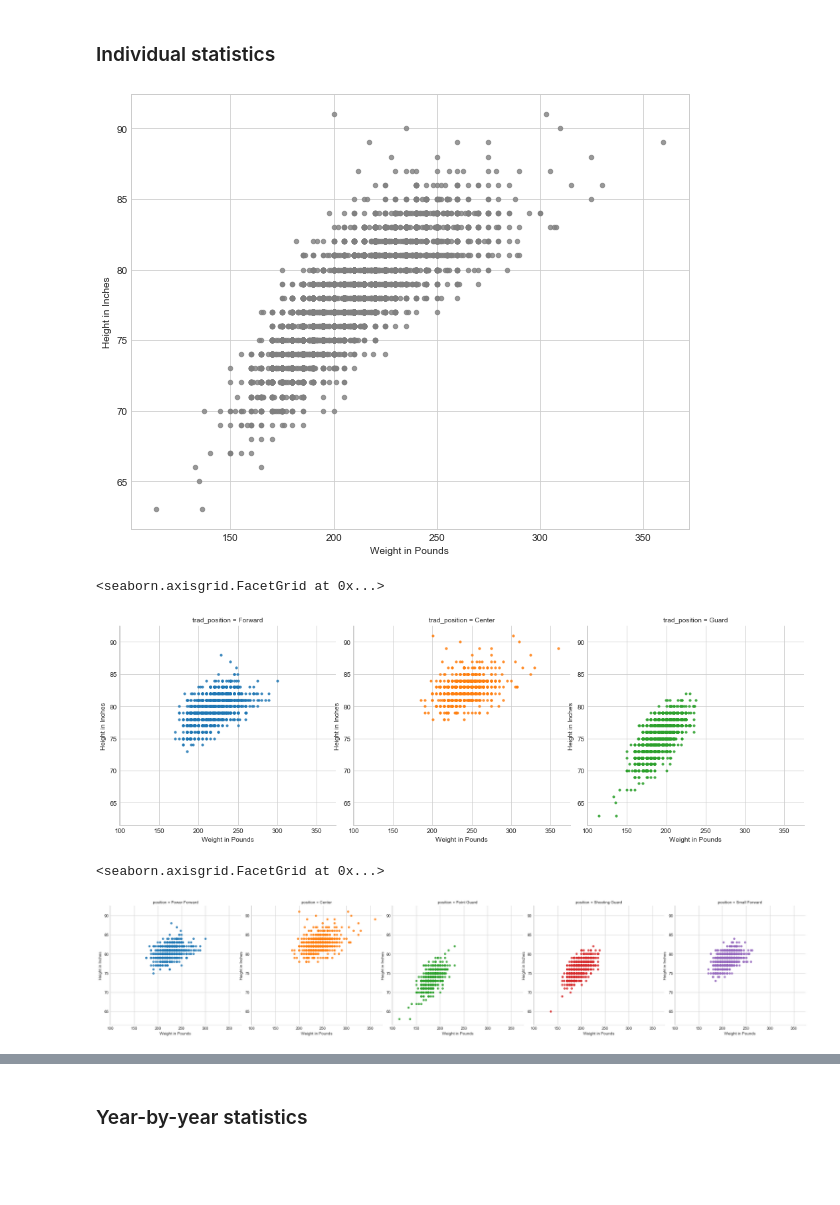
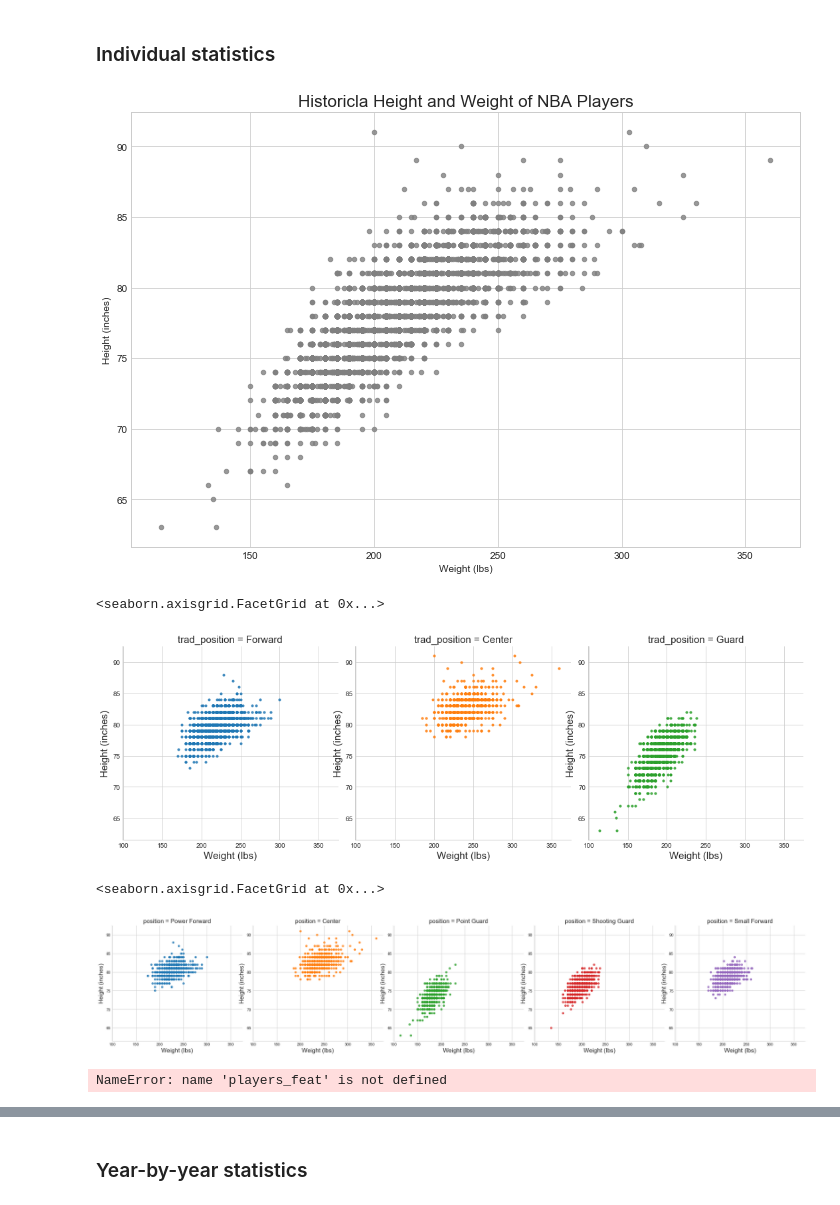
Before and after one commit to ymericson/NBA-player-info, a Jupyter notebook: NBA players stats.ipynb, the cells around one changed output, grey strips where cells are left out. Cells and saved outputs as stored; diff of their text form; code cells hidden in the pictures; blank space fills up the shorter version.

```diff
--- a/NBA players stats.ipynb
+++ b/NBA players stats.ipynb
@@ -23,33 +42,41 @@ players_merged_df.head()
 # %% [markdown]
 ### Individual statistics
 # %%
-plt.figure(figsize=(10,8))
+plt.figure(figsize=(12,8))
 
 ax = sns.regplot(x='weight', y='height_inches', data=players_merged_df,
                  color='grey', fit_reg=False, scatter_kws={"s": 20})
 
-ax.set(xlabel='Weight in Pounds', ylabel='Height in Inches')
+ax.set(xlabel='Weight (lbs)', ylabel='Height (inches)')
+plt.rcParams["axes.labelsize"] = 15
+plt.title('Historicla Height and Weight of NBA Players', fontsize=17)
+
 plt.show()
 # %% [output]
-[figure, old version]
+[figure, new version]
 # %%
 ax = sns.lmplot(x="weight", y="height_inches", data=players_merged_df,
                col='trad_position', hue='trad_position',
                x_jitter=.1, fit_reg=False, scatter_kws={"s": 10})
 
-ax.set(xlabel='Weight in Pounds', ylabel='Height in Inches')
+ax.set(xlabel='Weight (lbs)', ylabel='Height (inches)')
 # %% [output]
 <seaborn.axisgrid.FacetGrid at 0x...>
-[figure, old version]
+[figure, new version]
 # %%
 ax = sns.lmplot(x="weight", y="height_inches", data=players_merged_df,
                col='position', hue='position',
                x_jitter=.1, fit_reg=False, scatter_kws={"s": 21})
 
-ax.set(xlabel='Weight in Pounds', ylabel='Height in Inches')
+ax.set(xlabel='Weight (lbs)', ylabel='Height (inches)')
 # %% [output]
 <seaborn.axisgrid.FacetGrid at 0x...>
-[figure, old version]
+[figure, new version]
+# %%
+ax = players_feat.groupby('position').count()['trad_position'].plot.bar(figsize=(12,7), rot=0)
+ax.set(xlabel='Basketball Position', ylabel='Number of Players')
+# %% [output]
+NameError: name 'players_feat' is not defined
 # %%
 top_colleges = players_merged_df['college'].value_counts()[:20]
 top_colleges_df = pd.DataFrame(top_colleges)
```
Also changed, not shown: parts of 33 cells of this notebook, 1 other file.
